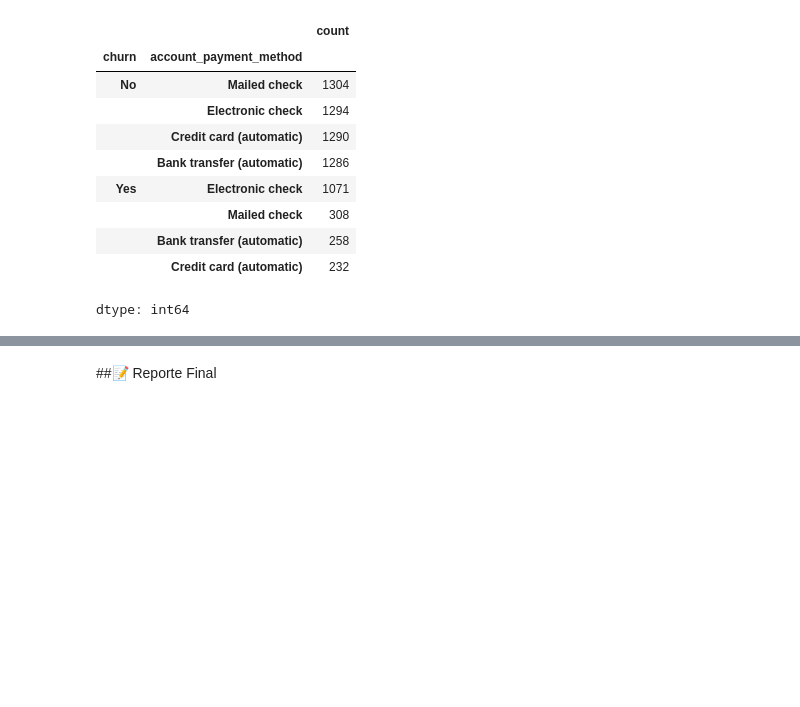
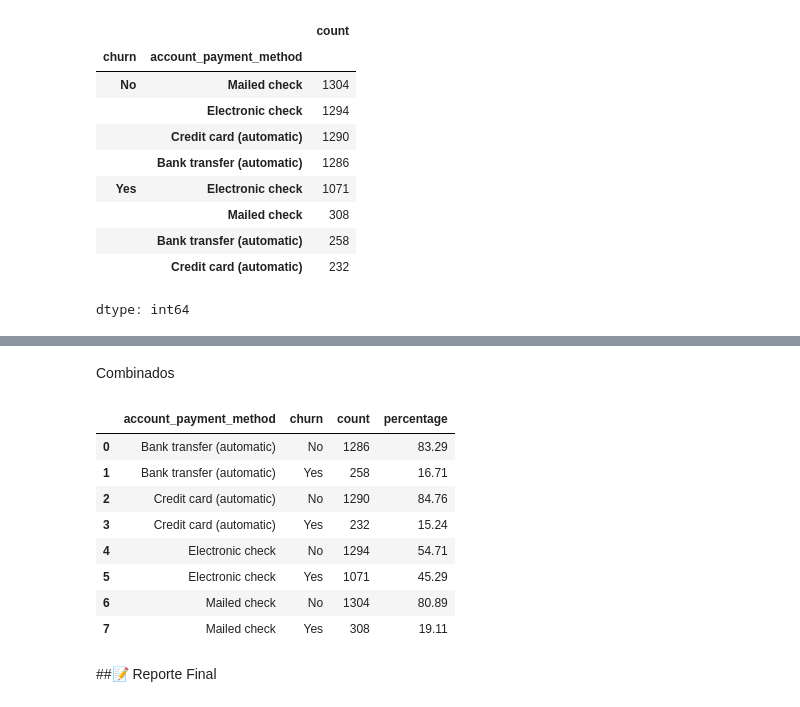
Before and after one commit to RientArlCroud/challenge3-analisis-de-datos, a Jupyter notebook: Challenge_3_Análisis_de_Datos.ipynb, the cells around one changed output, grey strips where cells are left out. Cells and saved outputs as stored; diff of their text form; code cells hidden in the pictures; blank space fills up the shorter version.

```diff
--- a/Challenge_3_Análisis_de_Datos.ipynb
+++ b/Challenge_3_Análisis_de_Datos.ipynb
@@ -513,0 +656,3 @@ dtype: int64
+# %%
+conteo_4 = df.groupby('account_payment_method')['churn'].value_counts().reset_index(name='count')
+conteo_4
@@ -513,0 +671,3 @@ dtype: int64
+# %%
+porcentajes_4 = df.groupby('account_payment_method')['churn'].value_counts(normalize=True).multiply(100).round(2).reset_index(name='percentage')
+porcentajes_4
@@ -514,2 +684,20 @@ dtype: int64
+# %% [markdown]
+Combinados
+# %%
+churn_by_payment = conteo_4.merge(
+    porcentajes_4,
+    on=['account_payment_method', 'churn']
+)
+churn_by_payment
+# %% [output]
+|  | account_payment_method | churn | count | percentage |
+| 0 | Bank transfer (automatic) | No | 1286 | 83.29 |
+| 1 | Bank transfer (automatic) | Yes | 258 | 16.71 |
+| 2 | Credit card (automatic) | No | 1290 | 84.76 |
+| 3 | Credit card (automatic) | Yes | 232 | 15.24 |
+| 4 | Electronic check | No | 1294 | 54.71 |
+| 5 | Electronic check | Yes | 1071 | 45.29 |
+| 6 | Mailed check | No | 1304 | 80.89 |
+| 7 | Mailed check | Yes | 308 | 19.11 |
 # %% [markdown]
 ##📝 Reporte Final
```
Also changed, not shown: parts of 41 cells of this notebook.
